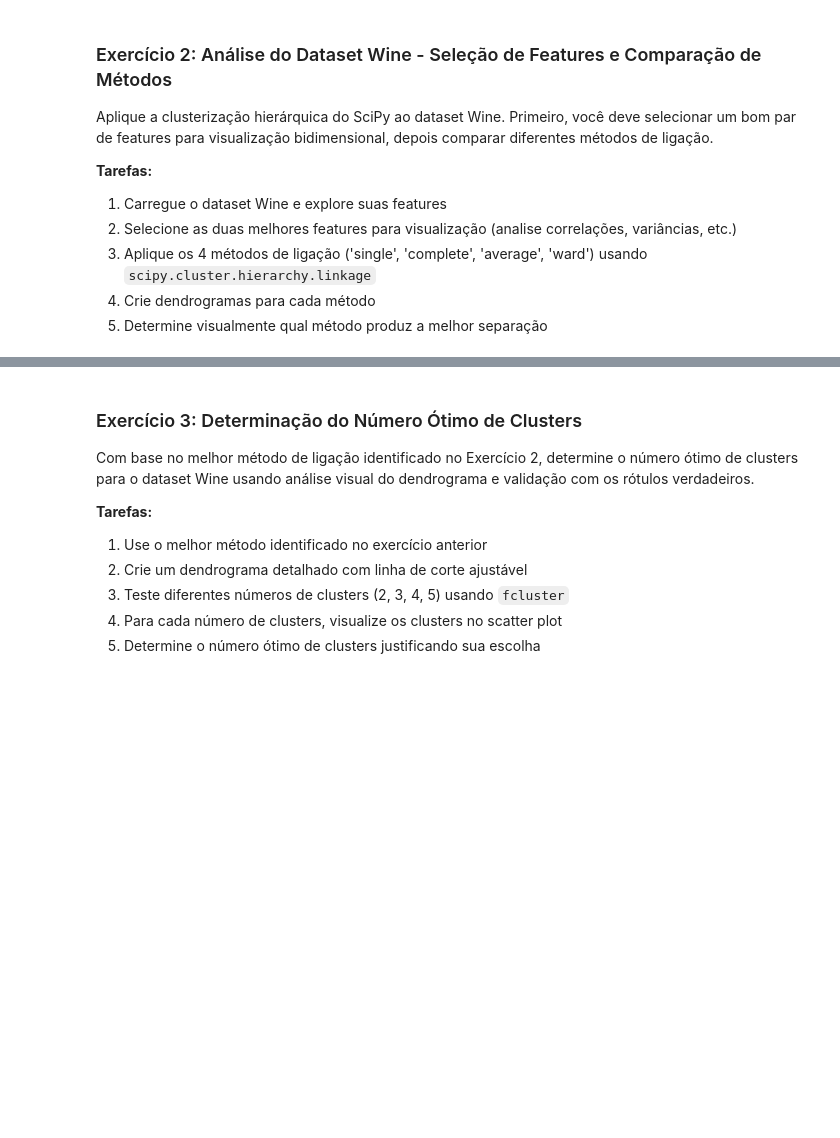
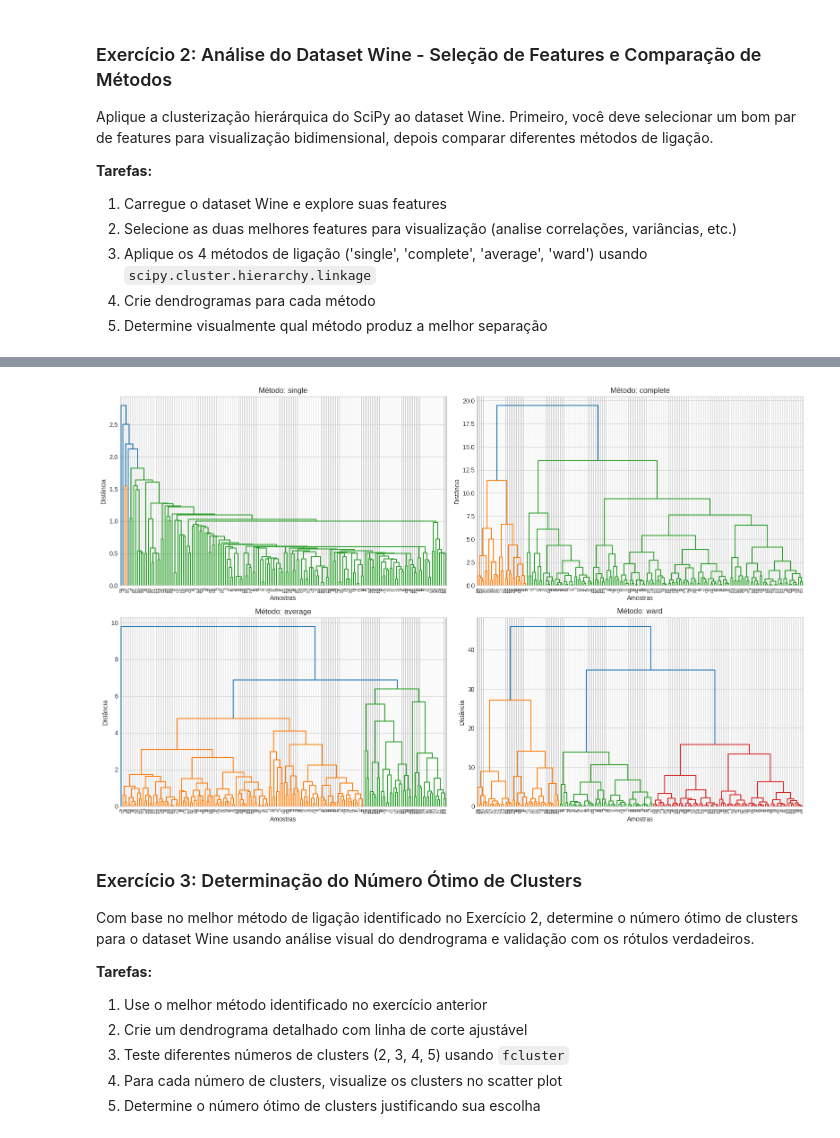
Before and after one commit to henriqueSpencer/machine-learning-nao-supervisionado, a Jupyter notebook: 03_Hierarchical.ipynb, the cells around one changed output, grey strips where cells are left out. Drawn from its saved outputs; the diff is of its cells as text; code cells hidden in the pictures; blank space fills up the shorter version.

```diff
--- a/03_Hierarchical.ipynb
+++ b/03_Hierarchical.ipynb
@@ -1202,3 +699,27 @@ Critério: maior ratio separação/compacidade
+# %%
+# 3. Aplique os 4 métodos de ligação ('single', 'complete', 'average', 'ward') usando scipy.cluster.hierarchy.linkage
+# 4. Crie dendrogramas para cada método
+f1, f2 = 'color_intensity', 'alcalinity_of_ash'
+
+X_sel = df_wine[[f1, f2]]
+
+methods = ['single', 'complete', 'average', 'ward']
+plt.figure(figsize=(16, 10))
+
+for i, method in enumerate(methods, 1):
+    plt.subplot(2, 2, i)
+    Z = linkage(X_sel, method=method)
+    dendrogram(Z)
+    plt.title(f"Método: {method}", fontsize=12)
+    plt.xlabel("Amostras")
+    plt.ylabel("Distância")
+
+plt.tight_layout()
+plt.show()
+# 5.Determine visualmente qual método produz a melhor separação
+print("Me parece que o word é o melhor nesse caso.")
+# %% [output]
+[figure, added]
 # %% [markdown]
 ### Exercício 3: Determinação do Número Ótimo de Clusters
 
```
Also changed, not shown: parts of 9 cells of this notebook.
